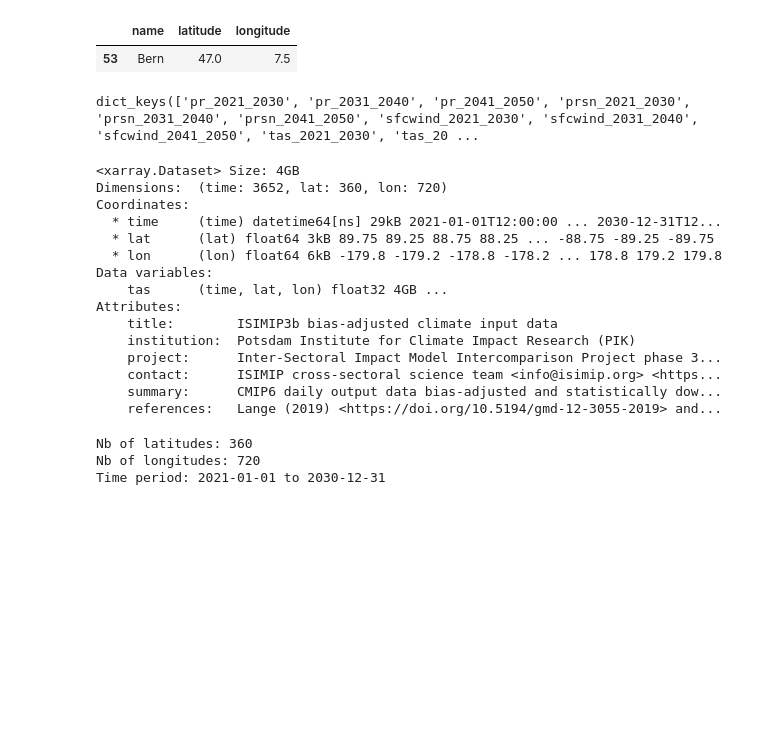
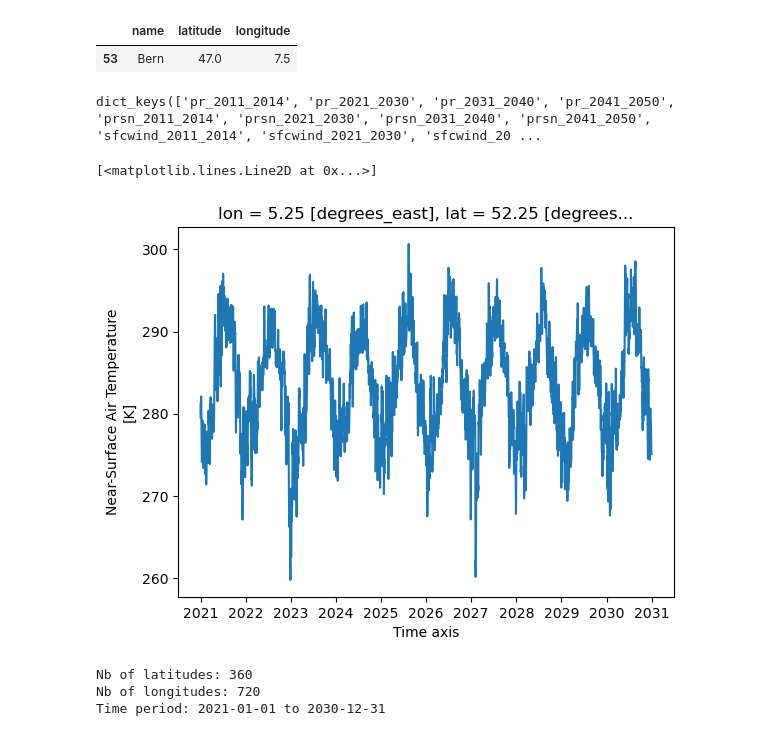
Before and after one commit to evarayHEIG/mlbd_projet, a Jupyter notebook: extract_climate_features_future.ipynb, the cells around one changed output. Drawn from its saved outputs; the diff is of its cells as text; code cells hidden in the pictures; blank space fills up the shorter version.

```diff
--- a/extract_climate_features_future.ipynb
+++ b/extract_climate_features_future.ipynb
@@ -31,37 +42,27 @@ display(bern)
 |  | name | latitude | longitude |
 | 53 | Bern | 47.0 | 7.5 |
 # %%
-periods = ['2021_2030', '2031_2040', '2041_2050']
+periods = ['2011_2014', '2021_2030', '2031_2040', '2041_2050']
 features = ['pr', 'prsn', 'sfcwind', 'tas', 'tasmax', 'tasmin']
 datasets = {}
 
 for feature in features:
     for period in periods:
-        file_path = f"isimip3b_IPSL_CM6A_LR/ssp585/{feature}/ipsl-cm6a-lr_r1i1p1f1_w5e5_ssp585_{feature}_global_daily_{period}.nc"
+        if period == '2011_2014':
+            file_path = f"isimip3b_IPSL_CM6A_LR/historical/{feature}/ipsl-cm6a-lr_r1i1p1f1_w5e5_historical_{feature}_global_daily_{period}.nc"
+        else:
+            file_path = f"isimip3b_IPSL_CM6A_LR/ssp585/{feature}/ipsl-cm6a-lr_r1i1p1f1_w5e5_ssp585_{feature}_global_daily_{period}.nc"
         ds = xr.open_dataset(file_path)
         datasets[f"{feature}_{period}"] = ds
 
 datasets.keys()
 # %% [output]
-dict_keys(['pr_2021_2030', 'pr_2031_2040', 'pr_2041_2050', 'prsn_2021_2030', 'prsn_2031_2040', 'prsn_2041_2050', 'sfcwind_2021_2030', 'sfcwind_2031_2040', 'sfcwind_2041_2050', 'tas_2021_2030', 'tas_20 ...
+dict_keys(['pr_2011_2014', 'pr_2021_2030', 'pr_2031_2040', 'pr_2041_2050', 'prsn_2011_2014', 'prsn_2021_2030', 'prsn_2031_2040', 'prsn_2041_2050', 'sfcwind_2011_2014', 'sfcwind_2021_2030', 'sfcwind_20 ...
 # %%
-datasets['tas_2021_2030']
+datasets['tas_2021_2030'].sel(lat=52, lon=5, method='nearest')['tas'].plot()
 # %% [output]
-<xarray.Dataset> Size: 4GB
-Dimensions:  (time: 3652, lat: 360, lon: 720)
-Coordinates:
-  * time     (time) datetime64[ns] 29kB 2021-01-01T12:00:00 ... 2030-12-31T12...
-  * lat      (lat) float64 3kB 89.75 89.25 88.75 88.25 ... -88.75 -89.25 -89.75
-  * lon      (lon) float64 6kB -179.8 -179.2 -178.8 -178.2 ... 178.8 179.2 179.8
-Data variables:
-    tas      (time, lat, lon) float32 4GB ...
-Attributes:
-    title:        ISIMIP3b bias-adjusted climate input data
-    institution:  Potsdam Institute for Climate Impact Research (PIK)
-    project:      Inter-Sectoral Impact Model Intercomparison Project phase 3...
-    contact:      ISIMIP cross-sectoral science team <info@isimip.org> <https...
-    summary:      CMIP6 daily output data bias-adjusted and statistically dow...
-    references:   Lange (2019) <https://doi.org/10.5194/gmd-12-3055-2019> and...
+[<matplotlib.lines.Line2D at 0x...>]
+[figure, added]
 # %%
 print("Nb of latitudes:", datasets['tas_2021_2030']['lat'].size)
 print("Nb of longitudes:", datasets['tas_2021_2030']['lon'].size)
```
Also changed, not shown: parts of 23 cells of this notebook.
